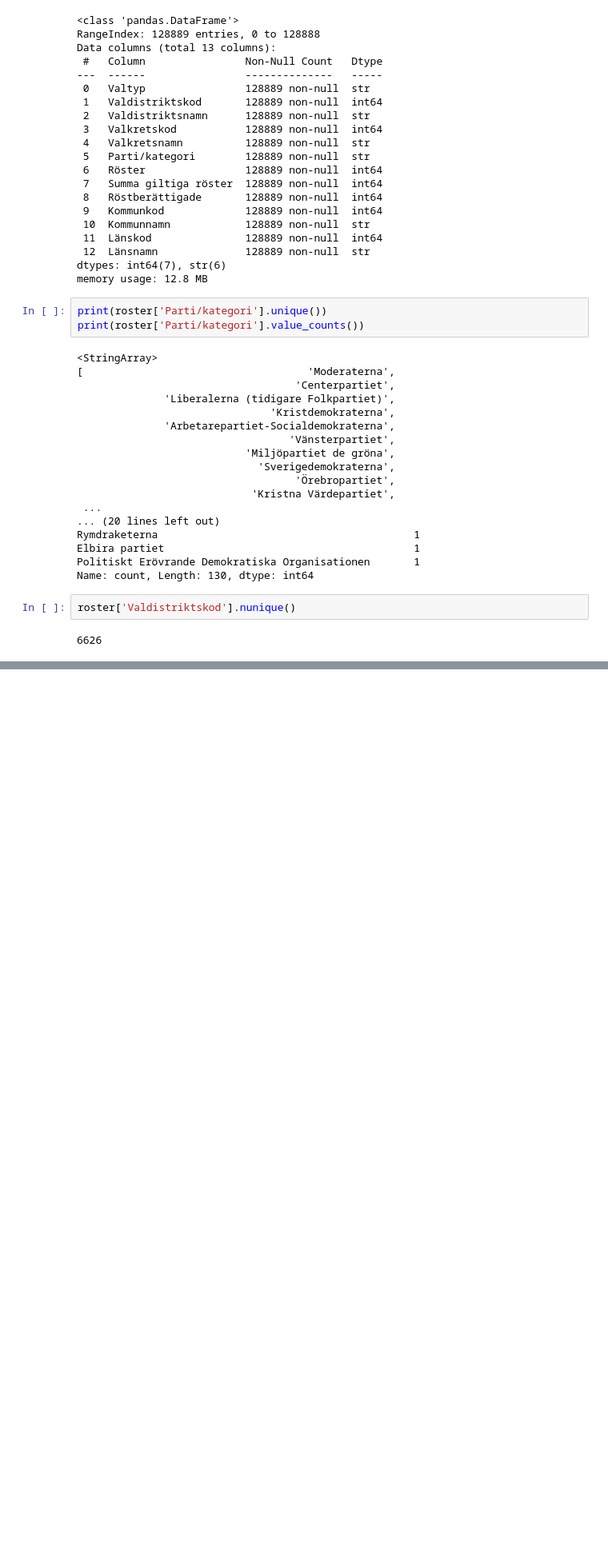
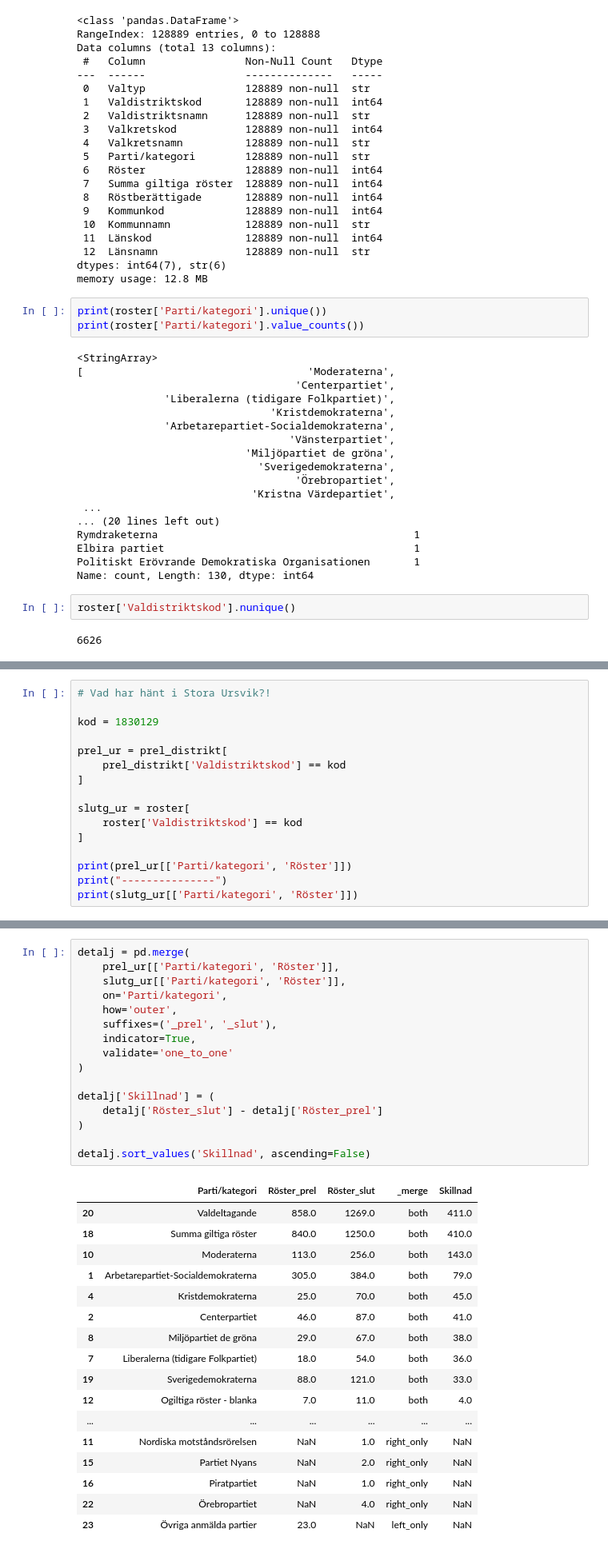
Before and after one commit to sven-0414/py-ai-lab, a Jupyter notebook: data_analysis/egen_lab.ipynb, the cells around one changed output, grey strips where cells are left out. Shown at 80% size. Saved outputs shown, nothing was run; the diff lists cells and outputs as text; blank space fills up the shorter version.

```diff
--- a/data_analysis/egen_lab.ipynb
+++ b/data_analysis/egen_lab.ipynb
@@ -97,0 +249,16 @@ roster['Valdistriktskod'].nunique()
+# %%
+# Vad har hänt i Stora Ursvik?!
+
+kod = 1830129
+
+prel_ur = prel_distrikt[
+    prel_distrikt['Valdistriktskod'] == kod
+]
+
+slutg_ur = roster[
+    roster['Valdistriktskod'] == kod
+]
+
+print(prel_ur[['Parti/kategori', 'Röster']])
+print("---------------")
+print(slutg_ur[['Parti/kategori', 'Röster']])
@@ -97,0 +283,34 @@ roster['Valdistriktskod'].nunique()
+# %%
+detalj = pd.merge(
+    prel_ur[['Parti/kategori', 'Röster']],
+    slutg_ur[['Parti/kategori', 'Röster']],
+    on='Parti/kategori',
+    how='outer',
+    suffixes=('_prel', '_slut'),
+    indicator=True,
+    validate='one_to_one'
+)
+
+detalj['Skillnad'] = (
+    detalj['Röster_slut'] - detalj['Röster_prel']
+)
+
+detalj.sort_values('Skillnad', ascending=False)
+# %% [output]
+|  | Parti/kategori | Röster_prel | Röster_slut | _merge | Skillnad |
+| 20 | Valdeltagande | 858.0 | 1269.0 | both | 411.0 |
+| 18 | Summa giltiga röster | 840.0 | 1250.0 | both | 410.0 |
+| 10 | Moderaterna | 113.0 | 256.0 | both | 143.0 |
+| 1 | Arbetarepartiet-Socialdemokraterna | 305.0 | 384.0 | both | 79.0 |
+| 4 | Kristdemokraterna | 25.0 | 70.0 | both | 45.0 |
+| 2 | Centerpartiet | 46.0 | 87.0 | both | 41.0 |
+| 8 | Miljöpartiet de gröna | 29.0 | 67.0 | both | 38.0 |
+| 7 | Liberalerna (tidigare Folkpartiet) | 18.0 | 54.0 | both | 36.0 |
+| 19 | Sverigedemokraterna | 88.0 | 121.0 | both | 33.0 |
+| 12 | Ogiltiga röster - blanka | 7.0 | 11.0 | both | 4.0 |
+| ... | ... | ... | ... | ... | ... |
+| 11 | Nordiska motståndsrörelsen | NaN | 1.0 | right_only | NaN |
+| 15 | Partiet Nyans | NaN | 2.0 | right_only | NaN |
+| 16 | Piratpartiet | NaN | 1.0 | right_only | NaN |
+| 22 | Örebropartiet | NaN | 4.0 | right_only | NaN |
+| 23 | Övriga anmälda partier | 23.0 | NaN | left_only | NaN |
```
Also changed, not shown: parts of 9 cells of this notebook.
